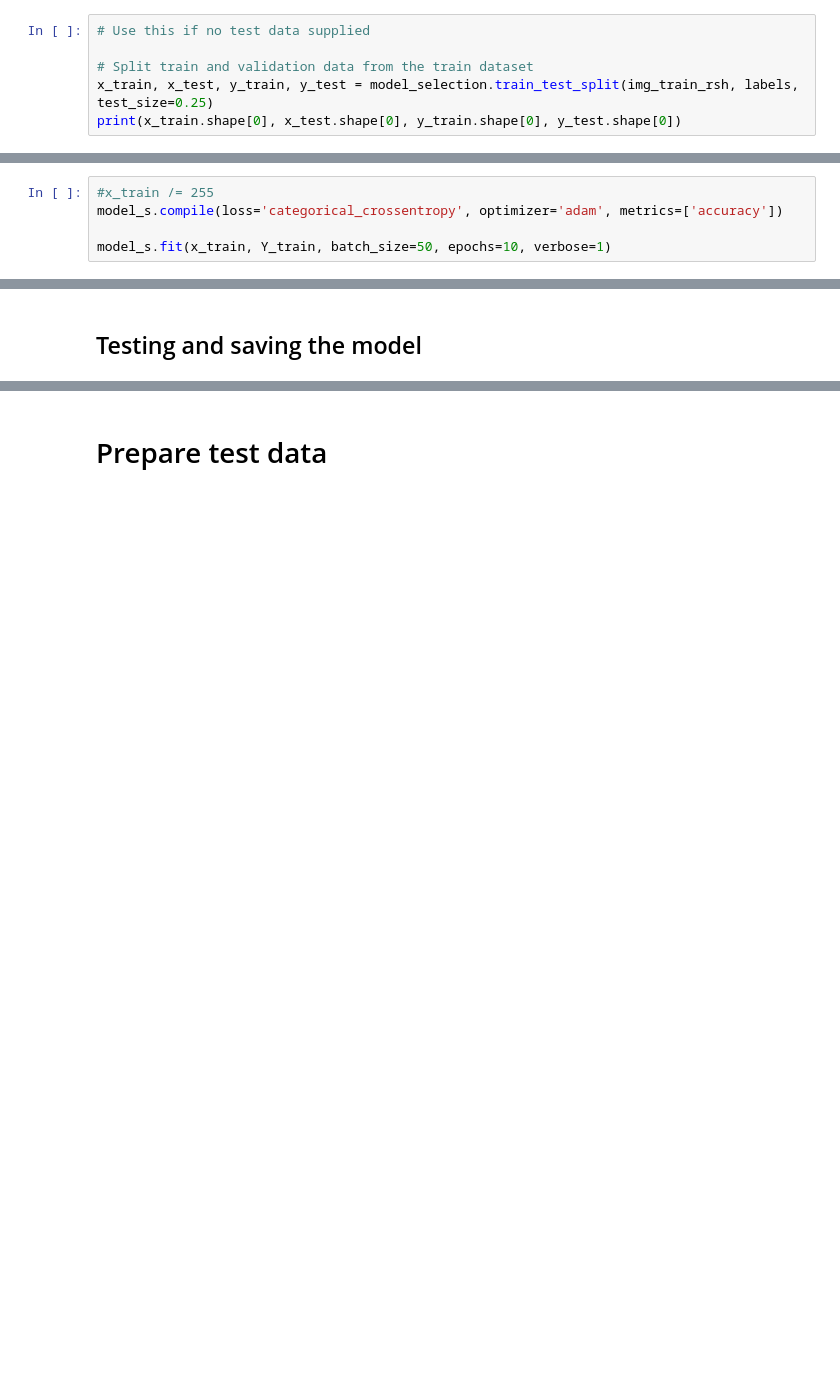
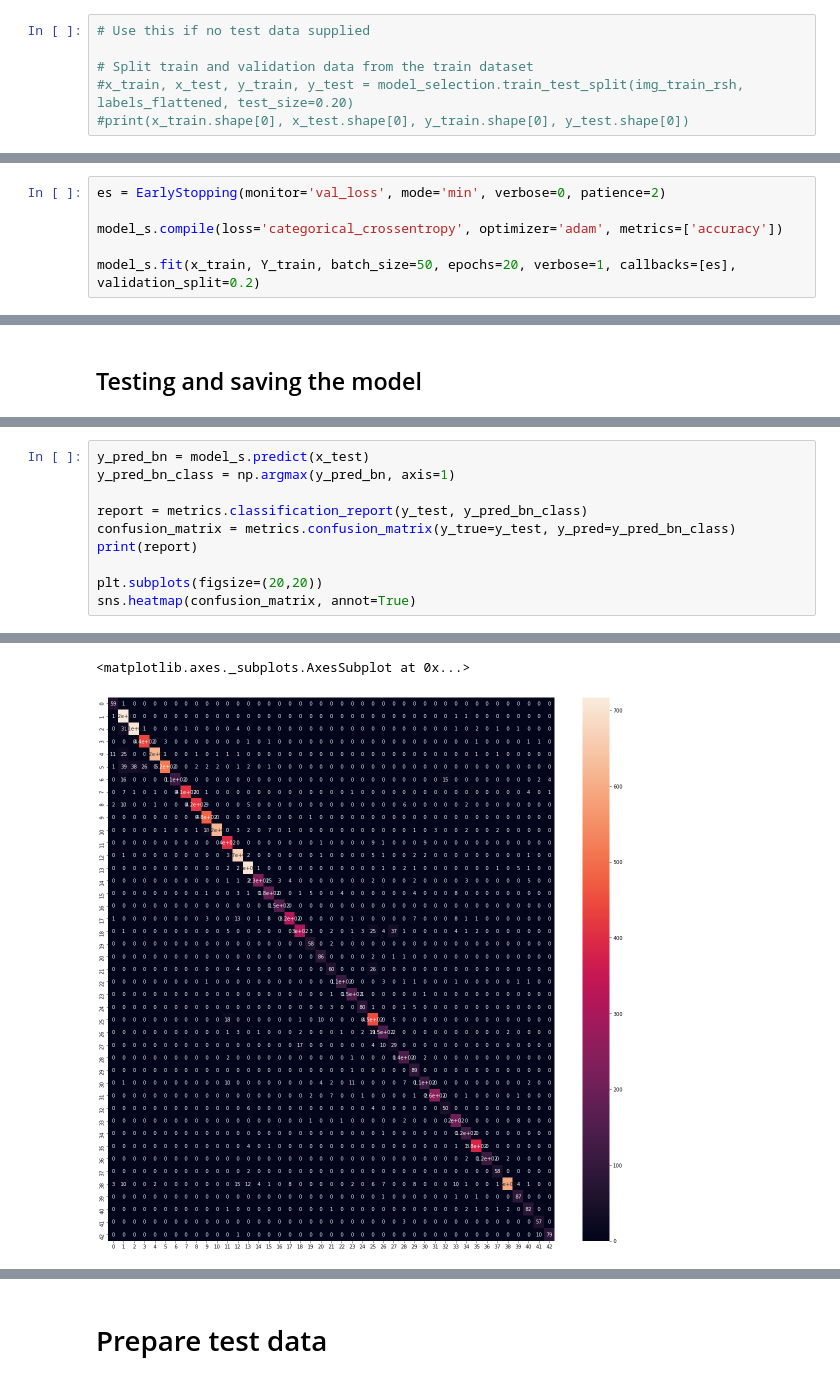
Before and after one commit to Sixaxis9/Embedded-neural-net-traffic-sign-recognition, a Jupyter notebook: CNN_Training_Optimized_Model.ipynb, the cells around one changed output, grey strips where cells are left out. Drawn from its saved outputs; the diff is of its cells as text; blank space fills up the shorter version.

```diff
--- a/CNN_Training_Optimized_Model.ipynb
+++ b/CNN_Training_Optimized_Model.ipynb
@@ -120,5 +144,5 @@ img_train_rsh = np.reshape(img_train, (img_train.shape[0], img_train.shape[1], i
 # Use this if no test data supplied
 
 # Split train and validation data from the train dataset
-x_train, x_test, y_train, y_test = model_selection.train_test_split(img_train_rsh, labels, test_size=0.25)
-print(x_train.shape[0], x_test.shape[0], y_train.shape[0], y_test.shape[0])
+#x_train, x_test, y_train, y_test = model_selection.train_test_split(img_train_rsh, labels_flattened, test_size=0.20)
+#print(x_train.shape[0], x_test.shape[0], y_train.shape[0], y_test.shape[0])
@@ -214,10 +234,11 @@ Instructions for updating:
 If using Keras pass *_constraint arguments to layers.
 WARNING:tensorflow:From c:\users\marco\documents\github\embedded-neural-net-traffic-sign-recognition\env\lib\site-packages\keras\backend\tensorflow_backend.py:4070: The name tf.nn.max_pool is deprecat ...
 # %%
-#x_train /= 255
+es = EarlyStopping(monitor='val_loss', mode='min', verbose=0, patience=2)
+
 model_s.compile(loss='categorical_crossentropy', optimizer='adam', metrics=['accuracy'])
 
-model_s.fit(x_train, Y_train, batch_size=50, epochs=10, verbose=1)
+model_s.fit(x_train, Y_train, batch_size=50, epochs=20, verbose=1, callbacks=[es], validation_split=0.2)
 # %% [output]
 WARNING:tensorflow:From c:\users\marco\documents\github\embedded-neural-net-traffic-sign-recognition\env\lib\site-packages\keras\backend\tensorflow_backend.py:422: The name tf.global_variables is depr ...
 
@@ -283,0 +345,11 @@ weighted avg       0.93      0.93      0.92     12630
+# %%
+y_pred_bn = model_s.predict(x_test)
+y_pred_bn_class = np.argmax(y_pred_bn, axis=1)
+
+report = metrics.classification_report(y_test, y_pred_bn_class)
+confusion_matrix = metrics.confusion_matrix(y_true=y_test, y_pred=y_pred_bn_class)
+print(report)
+
+plt.subplots(figsize=(20,20))
+sns.heatmap(confusion_matrix, annot=True)
+# %% [output]
@@ -284,2 +373,4 @@ weighted avg       0.93      0.93      0.92     12630
+<matplotlib.axes._subplots.AxesSubplot at 0x...>
+[figure, added]
 # %%
 model_s.save("./Models/model_s.h5")
```
Also changed, not shown: parts of 27 cells of this notebook, 23 other files.
